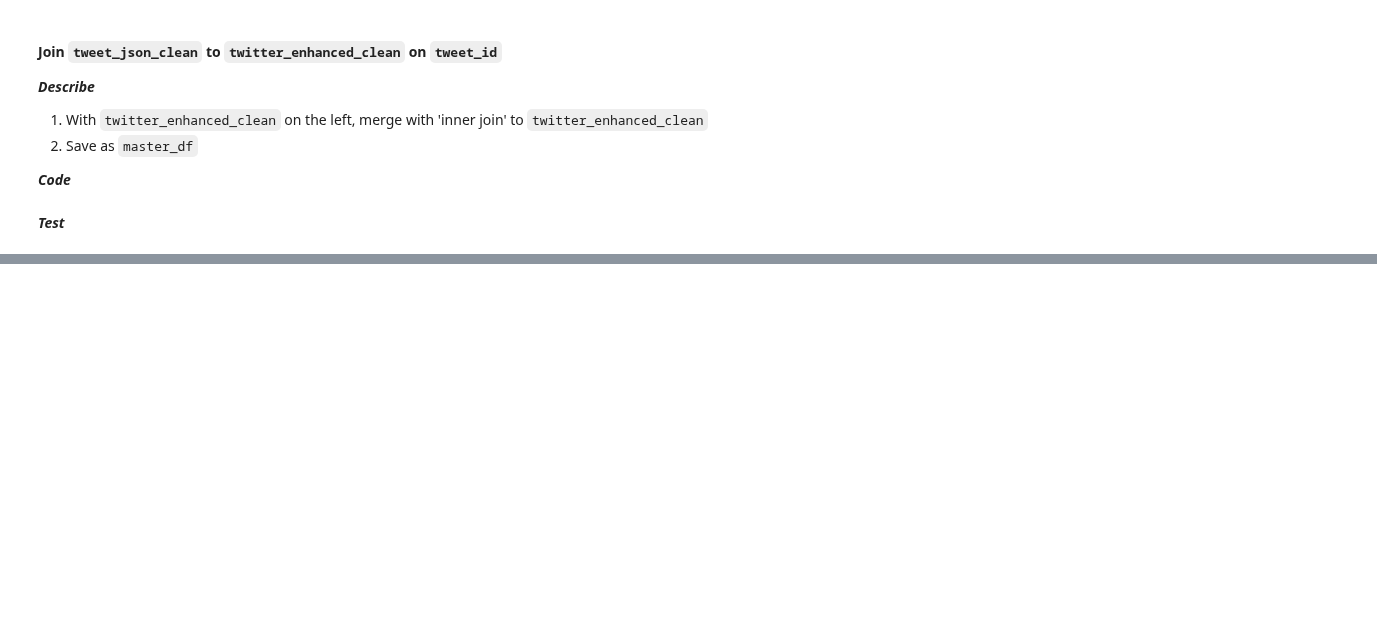
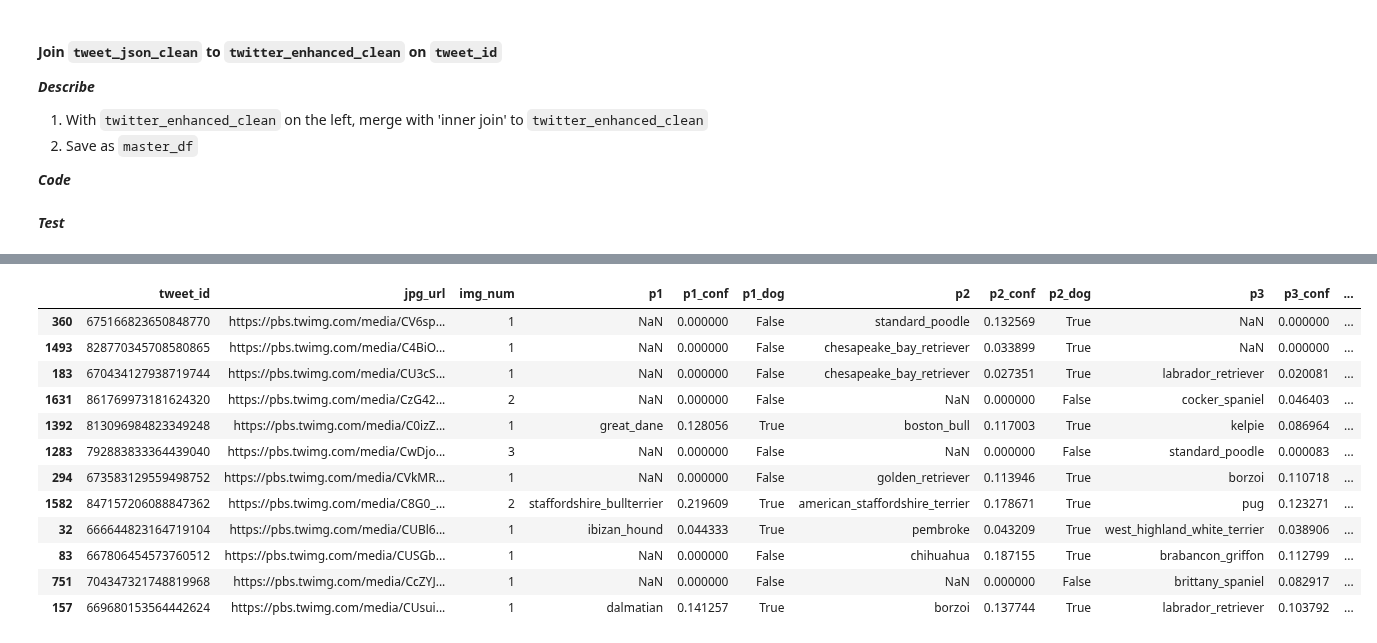
Before and after one commit to EsosaOrumwese/ALX-T-Nanodegree, a Jupyter notebook: Data Analytics/Projects/WeRateDogs Twitter/WeRateDogs Twitter_Data Wrangling Project.ipynb, the cells around one changed output, grey strips where cells are left out. Cells and saved outputs as stored; diff of their text form; code cells hidden in the pictures; blank space fills up the shorter version.

```diff
--- a/Data Analytics/Projects/WeRateDogs Twitter/WeRateDogs Twitter_Data Wrangling Project.ipynb
+++ b/Data Analytics/Projects/WeRateDogs Twitter/WeRateDogs Twitter_Data Wrangling Project.ipynb
@@ -1049,0 +1091,16 @@ img_predictions_df[img_predictions_df.tweet_id == 679062614270468097]
+# %%
+img_predictions_clean[img_predictions_clean.percent_conf < 0.25].sample(12)
+# %% [output]
+|  | tweet_id | jpg_url | img_num | p1 | p1_conf | p1_dog | p2 | p2_conf | p2_dog | p3 | p3_conf | ... |
+| 360 | 675166823650848770 | https://pbs.twimg.com/media/CV6sp... | 1 | NaN | 0.000000 | False | standard_poodle | 0.132569 | True | NaN | 0.000000 | ... |
+| 1493 | 828770345708580865 | https://pbs.twimg.com/media/C4BiO... | 1 | NaN | 0.000000 | False | chesapeake_bay_retriever | 0.033899 | True | NaN | 0.000000 | ... |
+| 183 | 670434127938719744 | https://pbs.twimg.com/media/CU3cS... | 1 | NaN | 0.000000 | False | chesapeake_bay_retriever | 0.027351 | True | labrador_retriever | 0.020081 | ... |
+| 1631 | 861769973181624320 | https://pbs.twimg.com/media/CzG42... | 2 | NaN | 0.000000 | False | NaN | 0.000000 | False | cocker_spaniel | 0.046403 | ... |
+| 1392 | 813096984823349248 | https://pbs.twimg.com/media/C0izZ... | 1 | great_dane | 0.128056 | True | boston_bull | 0.117003 | True | kelpie | 0.086964 | ... |
+| 1283 | 792883833364439040 | https://pbs.twimg.com/media/CwDjo... | 3 | NaN | 0.000000 | False | NaN | 0.000000 | False | standard_poodle | 0.000083 | ... |
+| 294 | 673583129559498752 | https://pbs.twimg.com/media/CVkMR... | 1 | NaN | 0.000000 | False | golden_retriever | 0.113946 | True | borzoi | 0.110718 | ... |
+| 1582 | 847157206088847362 | https://pbs.twimg.com/media/C8G0_... | 2 | staffordshire_bullterrier | 0.219609 | True | american_staffordshire_terrier | 0.178671 | True | pug | 0.123271 | ... |
+| 32 | 666644823164719104 | https://pbs.twimg.com/media/CUBl6... | 1 | ibizan_hound | 0.044333 | True | pembroke | 0.043209 | True | west_highland_white_terrier | 0.038906 | ... |
+| 83 | 667806454573760512 | https://pbs.twimg.com/media/CUSGb... | 1 | NaN | 0.000000 | False | chihuahua | 0.187155 | True | brabancon_griffon | 0.112799 | ... |
+| 751 | 704347321748819968 | https://pbs.twimg.com/media/CcZYJ... | 1 | NaN | 0.000000 | False | NaN | 0.000000 | False | brittany_spaniel | 0.082917 | ... |
+| 157 | 669680153564442624 | https://pbs.twimg.com/media/CUsui... | 1 | dalmatian | 0.141257 | True | borzoi | 0.137744 | True | labrador_retriever | 0.103792 | ... |
```
Also changed, not shown: parts of 22 cells of this notebook.
